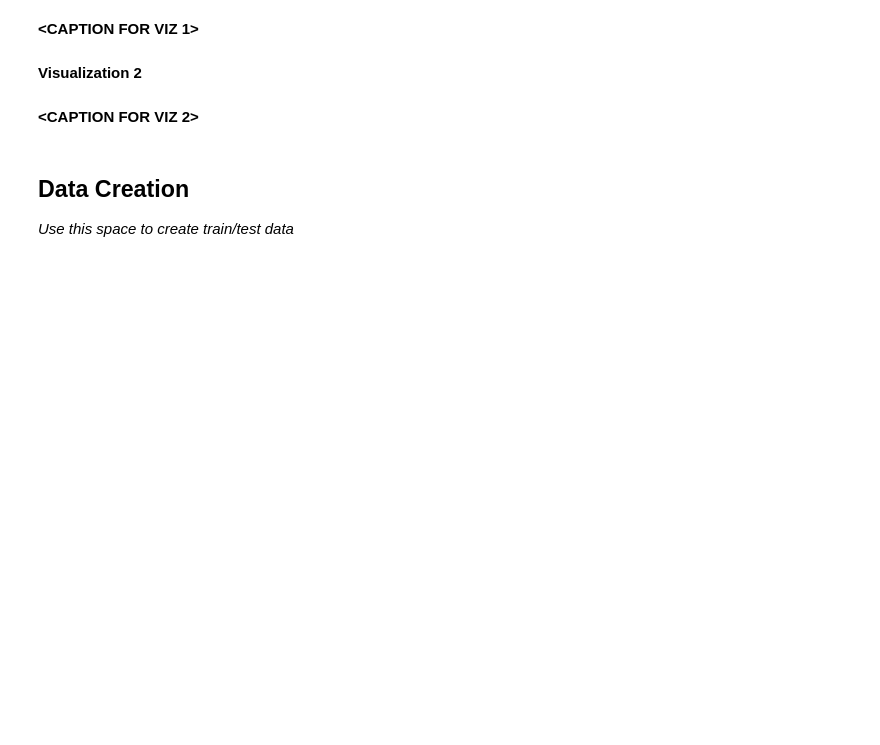
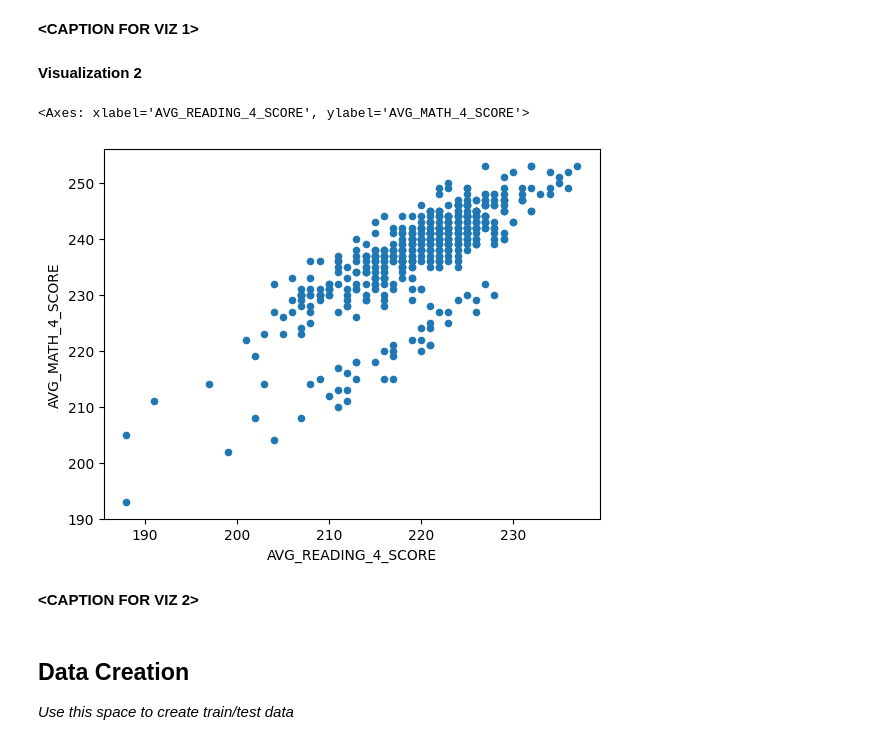
Before and after one commit to poho40/Git-setup-for-MDSt, a Jupyter notebook: tutorial1/checkpoint1.ipynb, the cells around one changed output. Drawn from its saved outputs; the diff is of its cells as text; code cells hidden in the pictures; blank space fills up the shorter version.

```diff
--- a/tutorial1/checkpoint1.ipynb
+++ b/tutorial1/checkpoint1.ipynb
@@ -72,6 +138,11 @@ Investigate the relationship between your chosen response variable and at least
 **<CAPTION FOR VIZ 1>**
 # %% [markdown]
 **Visualization 2**
+# %%
+df.plot.scatter(x="AVG_READING_4_SCORE", y="AVG_MATH_4_SCORE")
+# %% [output]
+<Axes: xlabel='AVG_READING_4_SCORE', ylabel='AVG_MATH_4_SCORE'>
+[figure, added]
 # %% [markdown]
 **<CAPTION FOR VIZ 2>**
 # %% [markdown]
```
Also changed, not shown: parts of 22 cells of this notebook, 2 other files.
